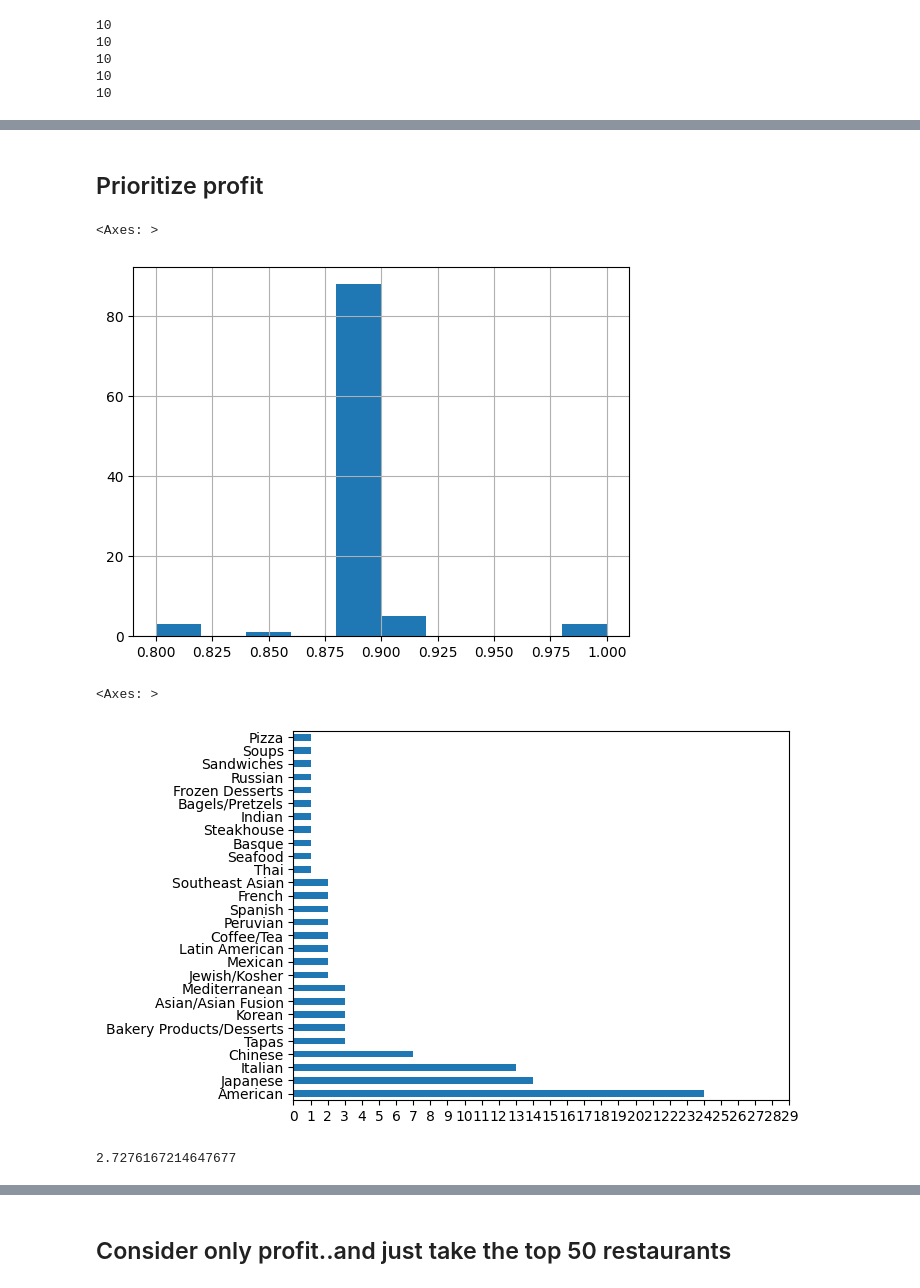
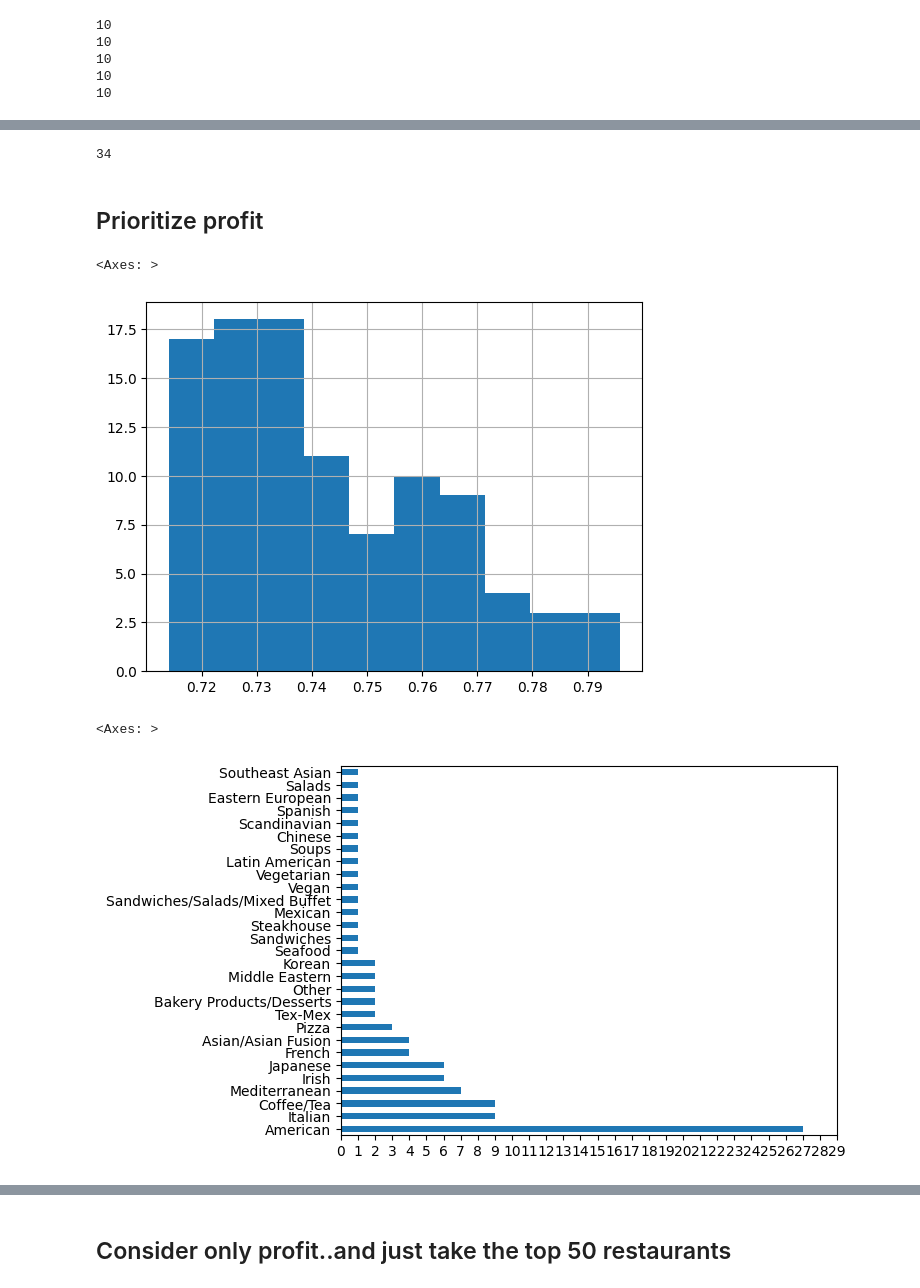
Before and after one commit to krishnakartik1/dsb-spring2023-yelp, a Jupyter notebook: ai_inference.ipynb, the cells around one changed output, grey strips where cells are left out. Saved outputs shown, nothing was run; the diff lists cells and outputs as text; code cells hidden in the pictures.

```diff
--- a/ai_inference.ipynb
+++ b/ai_inference.ipynb
@@ -85,0 +62,2 @@ df_latest['pred_profit']  = df_latest['pred_score']*selected_successful_benefit
+# %%
+df_older_train, df_older_val = train_test_split(df_older, test_size = 0.3, random_state = 42)
@@ -118,5 +109,5 @@ plt.show()
 # %% [markdown]
 atleast 5 different cuisines
 # %%
-df_latest_high_score = df_latest.loc[df_latest['pred_score']>0.5,:]
+df_older_val_high_score = df_older_val.loc[df_older_val['pred_score']>0.5,:]
 # %%
@@ -152,11 +143,11 @@ Name: CUISINE DESCRIPTION, dtype: int64
 # %%
 number_bins = 5
 # %%
-ordered_cuisines = df_latest_high_score.groupby(
+ordered_cuisines = df_older_val_high_score.groupby(
     'CUISINE DESCRIPTION'
     )['CUISINE DESCRIPTION'].count().sort_values(ascending=False).index
 cuisine_map = {cuisine: i for i, cuisine in enumerate(ordered_cuisines)}
-df_latest_high_score['cuisine_index'] = df_latest_high_score['CUISINE DESCRIPTION'].map(cuisine_map)
-df_latest_high_score['entropy_bins'] = pd.cut(df_latest_high_score['cuisine_index'], bins=number_bins, labels=False)
-df_latest_high_score['entropy_bins'].value_counts()
+df_older_val_high_score['cuisine_index'] = df_older_val_high_score['CUISINE DESCRIPTION'].map(cuisine_map)
+df_older_val_high_score['entropy_bins'] = pd.cut(df_older_val_high_score['cuisine_index'], bins=number_bins, labels=False)
+df_older_val_high_score['entropy_bins'].value_counts()
 # %% [output]
@@ -207,19 +198,19 @@ selected_restaurants['pred_profit'].sum()
+# %%
+selected_restaurants['CUISINE DESCRIPTION'].nunique()
+# %% [output]
+34
 # %% [markdown]
 ## Prioritize profit
 # %%
-df_latest_top100_score = df_latest_high_score.sort_values(by='pred_score',ascending=False).head(100)
+df_older_val_top100_score = df_older_val_high_score.sort_values(by='pred_score',ascending=False).head(100)
 # %%
-df_latest_top100_score['pred_score'].hist()
+df_older_val_top100_score['pred_score'].hist()
 # %% [output]
 <Axes: >
-[figure, old version]
+[figure, new version]
 # %%
-df_latest_top100_score['CUISINE DESCRIPTION'].value_counts().plot(kind='barh',xticks=range(0,30))
+df_older_val_top100_score['CUISINE DESCRIPTION'].value_counts().plot(kind='barh',xticks=range(0,30))
 # %% [output]
 <Axes: >
-[figure, old version]
+[figure, new version]
-# %%
-restaurant_cuisine_entropy(df_latest_top100_score['CUISINE DESCRIPTION'])
-# %% [output]
-2.7276167214647677
 # %%
```
Also changed, not shown: parts of 64 cells of this notebook.
